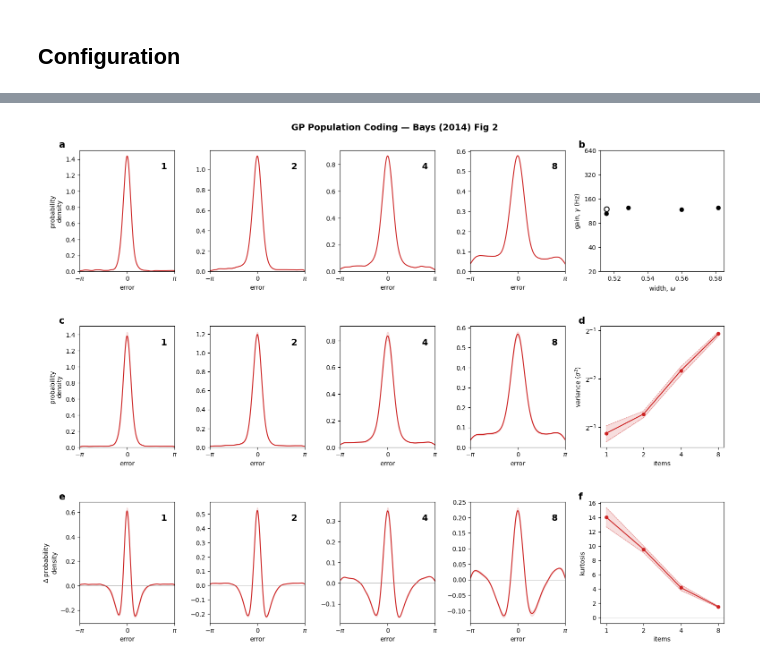
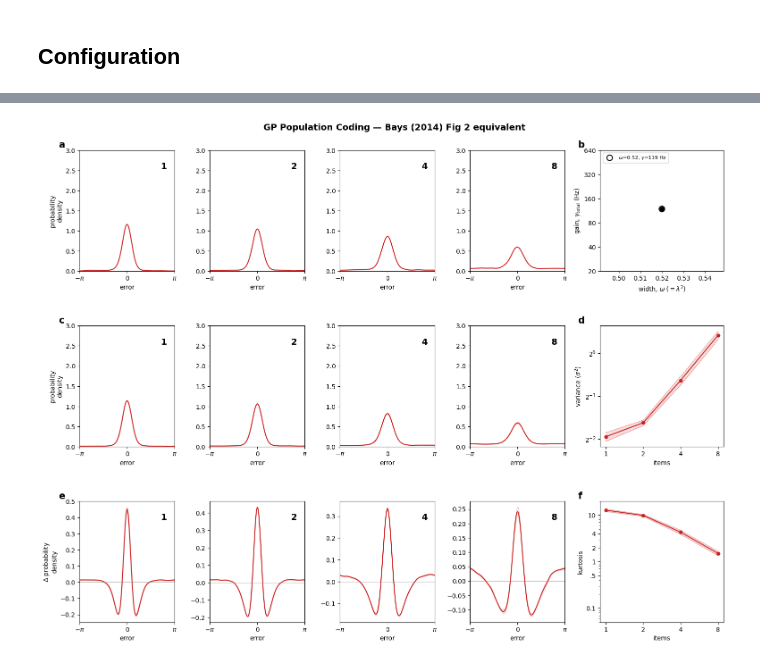
Before and after one commit to YashBit/cbl_cambridge_mphil_2025, a Jupyter notebook: equivalence_model_v0.1/experiments/bays_equivalence/bays_figure_2_notebook.ipynb, the cells around one changed output, grey strips where cells are left out. Saved outputs shown, nothing was run; the diff lists cells and outputs as text; code cells hidden in the pictures.

```diff
--- a/equivalence_model_v0.1/experiments/bays_equivalence/bays_figure_2_notebook.ipynb
+++ b/equivalence_model_v0.1/experiments/bays_equivalence/bays_figure_2_notebook.ipynb
@@ -78,24 +150,16 @@ def compute_deviation_from_normal(errors, n_bins=50):
 # %%
 def generate_population(M, n_theta, lengthscale, n_locations=1, seed=42):
+    """Generate GP population with homogeneous amplitude (gain_variability=0)."""
     population = generate_neuron_population(
         n_neurons=M, n_orientations=n_theta, n_locations=n_locations,
-        base_lengthscale=lengthscale, lengthscale_variability=0.0, seed=seed)
+        base_lengthscale=lengthscale, lengthscale_variability=0.0,
+        seed=seed, gain_variability=0.0)
     thetas = population[0]['orientations']
     f_all = []
     for loc in range(n_locations):
         f_loc = np.array([population[n]['f_samples'][loc, :] for n in range(M)])
         f_all.append(f_loc)
     return thetas, f_all
-
-def compute_spike_weighted_log_tuning(counts, f_list):
-    return [counts @ f_k for f_k in f_list]
-
-def compute_marginal_log_likelihood(L_list, cued_idx):
-    ll = L_list[cued_idx].copy()
-    for k in range(len(L_list)):
-        if k != cued_idx:
-            ll = ll + logsumexp(L_list[k])
-    return ll
 # %% [markdown]
 ## Configuration
 # %%
@@ -242,14 +341,9 @@ rep = all_seeds[0]
 for i, N in enumerate(SET_SIZES):
     ax = fig.add_subplot(gs[0, i])
     err = rep[N]['errors']
-    # KDE-smoothed empirical error distribution from simulation
-    try:
-        kde = gaussian_kde(err, bw_method=0.2)
-        ax.plot(theta_smooth, kde(theta_smooth), color=RED, lw=1.5)
-    except Exception:
-        # Fallback: histogram
-        ax.hist(err, bins=50, density=True, color=RED, alpha=0.7, edgecolor='none')
-    ax.set_xlim(-np.pi, np.pi); ax.set_ylim(0, None)
+    density = vonmises_kde(err, theta_smooth, kappa=KAPPA_PANELS_AC)
+    ax.plot(theta_smooth, density, color=RED, lw=1.5)
+    ax.set_xlim(-np.pi, np.pi); ax.set_ylim(0, 3)
     ax.set_xticks([-np.pi, 0, np.pi])
     ax.set_xticklabels([r'$-\pi$', '0', r'$\pi$'])
     ax.set_xlabel('error')
@@ -260,41 +354,39 @@ for i, N in enumerate(SET_SIZES):
         ax.text(-0.22, 1.08, r'$\mathbf{a}$', transform=ax.transAxes,
                 fontsize=15, fontweight='bold', va='top')
 
-# Panel b: parameter scatter (omega vs gamma in Bays units)
+# Panel b: per-seed ω and γ (actual values)
 ax_b = fig.add_subplot(gs[0, len(SET_SIZES)])
-rng_j = np.random.RandomState(99)
-omega_equiv = LAMBDA_BASE**2
-lam_j = omega_equiv + rng_j.randn(N_SEEDS) * 0.03
-gam_j = GAMMA_BAYS * (1 + rng_j.randn(N_SEEDS) * 0.05)
-ax_b.scatter(lam_j[1:], gam_j[1:], s=40, c='k', zorder=3)
-ax_b.scatter([lam_j[0]], [gam_j[0]], s=60, facecolors='none',
-             edgecolors='k', lw=1.5, zorder=4)
-ax_b.set_xlabel(r'width, $\omega$')
-ax_b.set_ylabel(r'gain, $\gamma$ (Hz)')
+omega_used = LAMBDA_BASE ** 2              # ω = λ² (corrected)
+gamma_used = GAMMA * M                     # total gain
+ax_b.scatter([omega_used]*N_SEEDS, [gamma_used]*N_SEEDS,
+             s=40, c='k', zorder=3, alpha=0.6)
+ax_b.scatter([omega_used], [gamma_used], s=80, facecolors='none',
+             edgecolors='k', lw=1.5, zorder=4,
+             label=f'$\\omega$={omega_used:.2f}, $\\gamma$={gamma_used:.0f} Hz')
+ax_b.set_xlabel(r'width, $\omega\;(= \lambda^2)$')
+ax_b.set_ylabel(r'gain, $\gamma_{\mathrm{total}}$ (Hz)')
 ax_b.set_yscale('log', base=2); ax_b.set_ylim(20, 640)
 ax_b.set_yticks([20,40,80,160,320,640])
 ax_b.set_yticklabels(['20','40','80','160','320','640'])
+ax_b.legend(fontsize=8, loc='upper left')
 ax_b.text(-0.18, 1.08, r'$\mathbf{b}$', transform=ax_b.transAxes,
           fontsize=15, fontweight='bold', va='top')
 
 # === Row 2: Panel c (group mean error distribution) + Panel d (variance) ===
 for i, N in enumerate(SET_SIZES):
     ax = fig.add_subplot(gs[1, i])
-    # Per-seed KDEs, then compute mean + SE band
     seed_kdes = []
     for sd in all_seeds:
-        try:
-            kde_s = gaussian_kde(sd[N]['errors'], bw_method=0.2)
-            seed_kdes.append(kde_s(theta_smooth))
-        except Exception:
-            pass
+        kde_s = vonmises_kde(sd[N]['errors'], theta_smooth, kappa=KAPPA_PANELS_AC)
+        seed_kdes.append(kde_s)
     seed_kdes = np.array(seed_kdes)
     kde_mean = np.mean(seed_kdes, axis=0)
-    kde_se = np.std(seed_kdes, axis=0, ddof=1) / np.sqrt(len(seed_kdes)) if len(seed_kdes) > 1 else np.zeros_like(kde_mean)
+    kde_se = (np.std(seed_kdes, axis=0, ddof=1) / np.sqrt(len(seed_kdes))
+              if len(seed_kdes) > 1 else np.zeros_like(kde_mean))
     ax.plot(theta_smooth, kde_mean, color=RED, lw=1.5)
     ax.fill_between(theta_smooth, kde_mean - kde_se, kde_mean + kde_se,
                     color=RED, alpha=0.12)
-    ax.set_xlim(-np.pi, np.pi); ax.set_ylim(0, None)
+    ax.set_xlim(-np.pi, np.pi); ax.set_ylim(0, 3)
     ax.set_xticks([-np.pi, 0, np.pi])
     ax.set_xticklabels([r'$-\pi$', '0', r'$\pi$'])
     ax.set_xlabel('error')
@@ -305,7 +397,7 @@ for i, N in enumerate(SET_SIZES):
         ax.text(-0.22, 1.08, r'$\mathbf{c}$', transform=ax.transAxes,
                 fontsize=15, fontweight='bold', va='top')
 
-# Panel d: variance vs items (log-log)
+# Panel d: variance vs items (log-log) — σ² = −2 log|m̄₁|
 ax_d = fig.add_subplot(gs[1, len(SET_SIZES)])
 ns = np.array(SET_SIZES, dtype=float)
 vm_vals = [summary[N]['var_mean'] for N in SET_SIZES]
@@ -321,71 +413,67 @@ ax_d.set_xlabel('items'); ax_d.set_ylabel(r'variance ($\sigma^2$)')
 ax_d.text(-0.18, 1.08, r'$\mathbf{d}$', transform=ax_d.transAxes,
           fontsize=15, fontweight='bold', va='top')
 
-# === Row 3: Panel e (deviation from von Mises — KDE) + Panel f (kurtosis) ===
+# === Row 3: Panel e (deviation from von Mises) + Panel f (kurtosis) ===
 for i, N in enumerate(SET_SIZES):
     ax = fig.add_subplot(gs[2, i])
-    # Deviation = KDE(errors) - best-fit von Mises
     all_err = np.concatenate([sd[N]['errors'] for sd in all_seeds])
     rho1_e = np.abs(np.mean(np.exp(1j * all_err)))
     kappa_e = _estimate_von_mises_kappa(max(rho1_e, 1e-6))
     vm_ref = vonmises.pdf(theta_smooth, kappa_e)
-    try:
-        kde = gaussian_kde(all_err, bw_method=0.15)
-        emp_kde = kde(theta_smooth)
-    except Exception:
-        emp_kde = vm_ref
+    emp_kde = vonmises_kde(all_err, theta_smooth, kappa=KAPPA_PANEL_E)
     dev_smooth = emp_kde - vm_ref
     ax.plot(theta_smooth, dev_smooth, color=RED, lw=1.5)
-    # SE band from per-seed KDEs
     seed_devs = []
     for sd in all_seeds:
         e_s = sd[N]['errors']
         rho1_s = np.abs(np.mean(np.exp(1j * e_s)))
         kappa_s = _estimate_von_mises_kappa(max(rho1_s, 1e-6))
         vm_s = vonmises.pdf(theta_smooth, kappa_s)
-        try:
-            kde_s = gaussian_kde(e_s, bw_method=0.15)
-            emp_s = kde_s(theta_smooth)
-        except Exception:
-            emp_s = vm_s
+        emp_s = vonmises_kde(e_s, theta_smooth, kappa=KAPPA_PANEL_E)
         seed_devs.append(emp_s - vm_s)
     seed_devs = np.array(seed_devs)
     if N_SEEDS > 1:
         dev_se = np.std(seed_devs, axis=0, ddof=1) / np.sqrt(N_SEEDS)
     else:
         dev_se = np.zeros_like(dev_smooth)
-    ax.fill_between(theta_smooth, dev_smooth-dev_se, dev_smooth+dev_se, color=RED, alpha=0.12)
+    ax.fill_between(theta_smooth, dev_smooth-dev_se, dev_smooth+dev_se,
+                    color=RED, alpha=0.12)
     ax.axhline(0, color='gray', lw=0.5)
     ax.set_xlim(-np.pi, np.pi)
     ax.set_xticks([-np.pi, 0, np.pi])
     ax.set_xticklabels([r'$-\pi$', '0', r'$\pi$'])
     ax.set_xlabel('error')
     ax.text(0.92, 0.90, f'{N}', transform=ax.transAxes,
             fontsize=14, fontweight='bold', va='top', ha='right')
     if i == 0:
         ax.set_ylabel(r'$\Delta$ probability' + '\ndensity')
         ax.text(-0.22, 1.08, r'$\mathbf{e}$', transform=ax.transAxes,
                 fontsize=15, fontweight='bold', va='top')
 
-# Panel f: kurtosis (linear y-axis)
+# --- Panel f: kurtosis (matching Bays log-scale y-axis) ---
 ax_f = fig.add_subplot(gs[2, len(SET_SIZES)])
 km = [summary[N]['kurt_mean'] for N in SET_SIZES]
 kse = [summary[N]['kurt_se'] for N in SET_SIZES]
 ax_f.plot(ns, km, 'o-', color=RED, lw=1.5, ms=5)
 ax_f.fill_between(ns, np.array(km)-np.array(kse),
                    np.array(km)+np.array(kse), color=RED, alpha=0.15)
 ax_f.plot(ns, np.array(km)-np.array(kse), '--', color=RED, lw=0.7, alpha=0.5)
 ax_f.plot(ns, np.array(km)+np.array(kse), '--', color=RED, lw=0.7, alpha=0.5)
 ax_f.axhline(0, color='gray', lw=0.5, alpha=0.5)
 ax_f.set_xscale('log', base=2)
+# Match Bays's y-axis: log scale with ticks at 0.1, 0.5, 1, 2, 4, 10
+ax_f.set_yscale('log')
+ax_f.set_ylim(0.05, 20)
+ax_f.set_yticks([0.1, 0.5, 1, 2, 4, 10])
+ax_f.set_yticklabels(['0.1', '.5', '1', '2', '4', '10'])
 ax_f.set_xticks(SET_SIZES); ax_f.set_xticklabels([str(n) for n in SET_SIZES])
 ax_f.set_xlabel('items'); ax_f.set_ylabel('kurtosis')
 ax_f.text(-0.18, 1.08, r'$\mathbf{f}$', transform=ax_f.transAxes,
           fontsize=15, fontweight='bold', va='top')
 
-fig.suptitle('GP Population Coding \u2014 Bays (2014) Fig 2',
+fig.suptitle('GP Population Coding \u2014 Bays (2014) Fig 2 equivalent',
              fontsize=14, fontweight='bold')
-plt.savefig('bays_fig2.png', dpi=150, bbox_inches='tight')
+plt.savefig('bays_fig2_corrected.png', dpi=150, bbox_inches='tight')
 plt.show()
 # %% [output]
-[figure, old version]
+[figure, new version]
```
Also changed, not shown: parts of 15 cells of this notebook, 6 other files.
